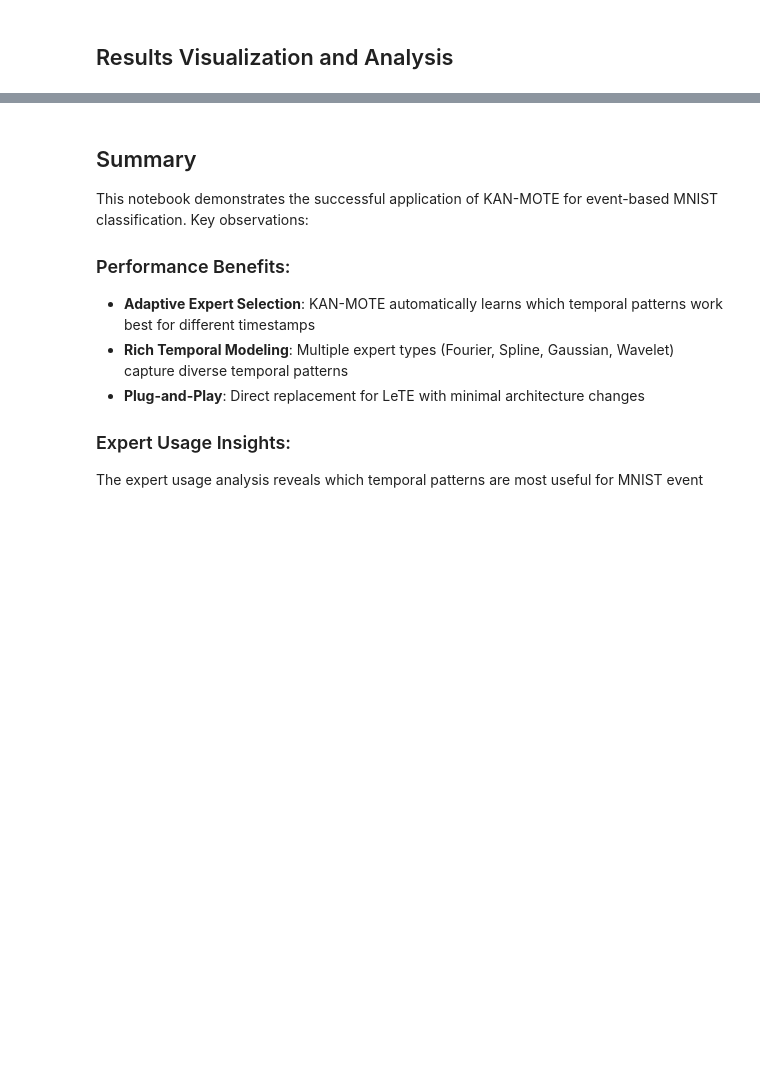
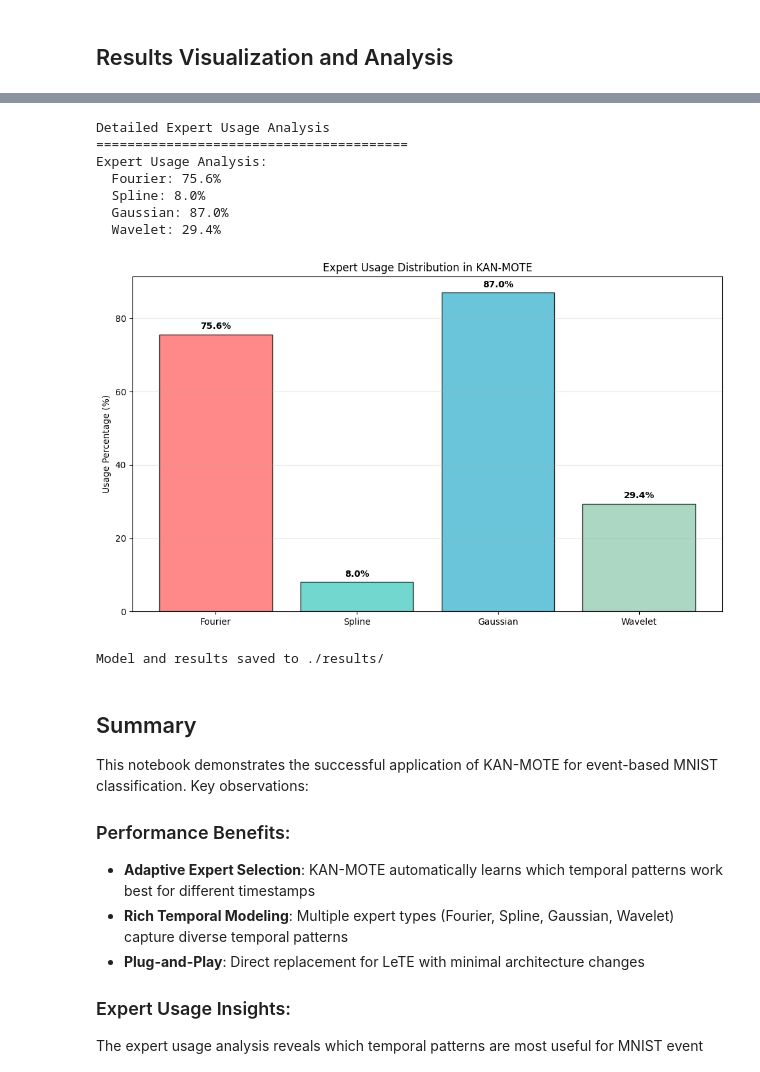
Before and after one commit to MichaelScodaeng/kan-mammotev2, a Jupyter notebook: test_mnist_kan_mote.ipynb, the cells around one changed output, grey strips where cells are left out. Cells and saved outputs as stored; diff of their text form; code cells hidden in the pictures; blank space fills up the shorter version.

```diff
--- a/test_mnist_kan_mote.ipynb
+++ b/test_mnist_kan_mote.ipynb
@@ -127,8 +226,7 @@ from src.losses.simple_losses import recommended_feature_loss
 # Step 2: Create KAN-MOTE configuration (updated for DyGMamba-style)
 config = KANMAMOTEConfig(
     # Time embedding dimensions
-    D_time=32,  # Total embedding dimension
-    D_time_per_expert=8,  # 32/4 = 8 per expert
+    D_time=32,  # Total embedding dimension (will be divided by num_experts)
     num_experts=4,  # Fourier, Spline, Gaussian, Wavelet
 
     # MoE settings
@@ -149,6 +247,8 @@ config = KANMAMOTEConfig(
     lambda_sobolev_l2=0.0,  # Start without additional regularization
     lambda_total_variation_l1=0.0
 )
+
+print(f"Configuration created: D_time={config.D_time}, D_time_per_expert={config.D_time_per_expert}")
 
 # Step 3: Define KAN-MOTE-based Classifier (simplified, no full KAN-MAMMOTE)
 class KANMOTELSTMClassifier(nn.Module):
@@ -307,7 +450,11 @@ print(f"Event sequence lengths - Mean: {np.mean(sample_lengths):.1f}, "
 # %%
-# Model setup
-device = torch.device("cuda" if torch.cuda.is_available() else "cpu")
+# Model setup - using CPU to avoid CUDA errors for debugging
+device = torch.device("cpu")  # Switch to CPU for debugging
 print(f"Using device: {device}")
+
+# Clear any potential CUDA cache
+if torch.cuda.is_available():
+    torch.cuda.empty_cache()
 
 model = KANMOTELSTMClassifier(
     input_size=784,
@@ -327,3 +474,18 @@ total_params = sum(p.numel() for p in model.parameters())
 trainable_params = sum(p.numel() for p in model.parameters() if p.requires_grad)
 print(f"Total parameters: {total_params:,}")
 print(f"Trainable parameters: {trainable_params:,}")
+
+# Test the model with a small batch
+print("\nTesting model with dummy data...")
+try:
+    test_events = torch.randint(0, 784, (2, 10))  # Small test batch
+    test_lengths = torch.tensor([8, 10])
+    with torch.no_grad():
+        test_outputs, test_moe_info = model(test_events, test_lengths)
+        print(f"Test successful! Output shape: {test_outputs.shape}")
+        print(f"MoE info keys: {list(test_moe_info.keys())}")
+        print(f"Expert weights shape: {test_moe_info['expert_weights'].shape}")
+except Exception as e:
+    print(f"Model test failed: {e}")
+    import traceback
+    traceback.print_exc()
@@ -563,35 +2370,50 @@ print("Detailed Expert Usage Analysis")
 print("=" * 40)
 
 expert_usage = analyze_expert_usage(model, test_loader, device, num_batches=20)
+
+# Create results directory if it doesn't exist
+import os
+results_dir = './results'
+os.makedirs(results_dir, exist_ok=True)
 
 # Visualize expert usage
 plt.figure(figsize=(10, 6))
 expert_names = ['Fourier', 'Spline', 'Gaussian', 'Wavelet']
 colors = ['#FF6B6B', '#4ECDC4', '#45B7D1', '#96CEB4']
 
 plt.bar(expert_names, expert_usage, color=colors, alpha=0.8, edgecolor='black', linewidth=1)
 plt.ylabel('Usage Percentage (%)')
 plt.title('Expert Usage Distribution in KAN-MOTE')
 plt.grid(True, alpha=0.3, axis='y')
 
 # Add percentage labels on bars
 for i, (name, usage) in enumerate(zip(expert_names, expert_usage)):
     plt.text(i, usage + 1, f'{usage:.1f}%', ha='center', va='bottom', fontweight='bold')
 
 plt.tight_layout()
 plt.savefig(f'{results_dir}/expert_usage_kan_mote.png', dpi=300, bbox_inches='tight')
 plt.show()
 
 # Save model
 torch.save({
     'model_state_dict': model.state_dict(),
     'config': config,
     'train_accuracies': train_accuracies,
     'test_accuracies': test_accuracies,
     'expert_usage': expert_usage
 }, f'{results_dir}/kan_mote_mnist_model.pth')
 
 print(f"Model and results saved to {results_dir}/")
+# %% [output]
+Detailed Expert Usage Analysis
+========================================
+Expert Usage Analysis:
+  Fourier: 75.6%
+  Spline: 8.0%
+  Gaussian: 87.0%
+  Wavelet: 29.4%
+[figure, added]
+Model and results saved to ./results/
 # %% [markdown]
 ## Summary
 
```
Also changed, not shown: parts of 31 cells of this notebook, 17 other files.
